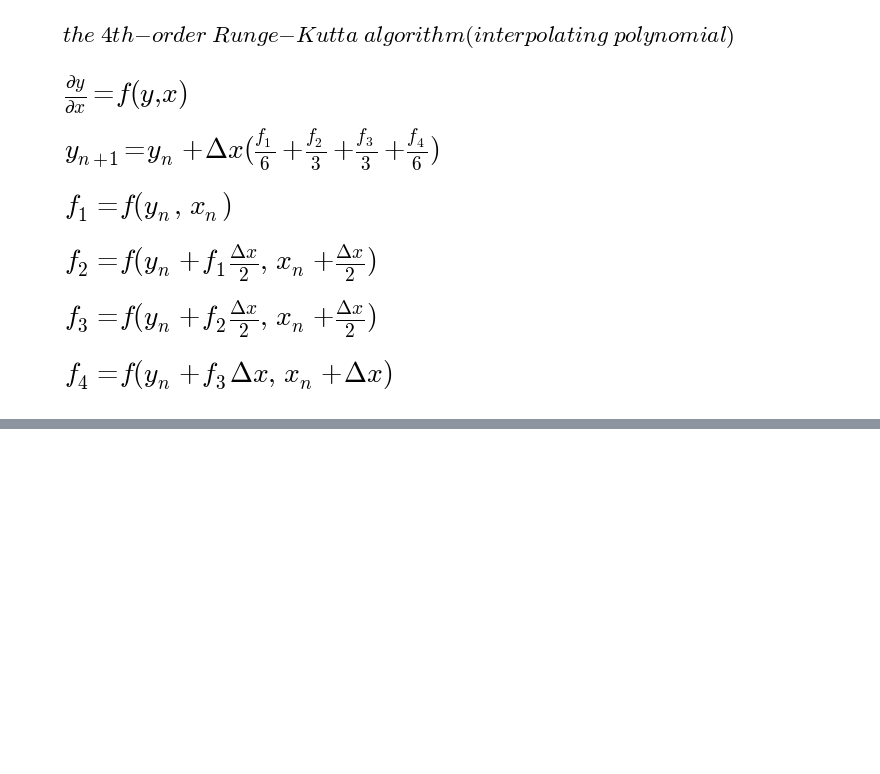
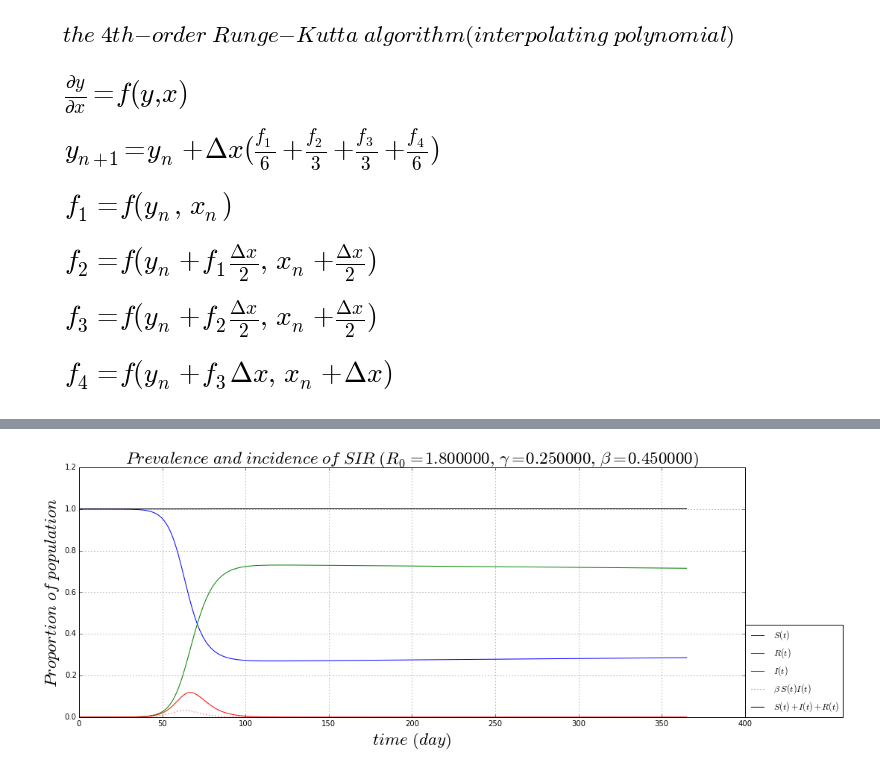
Before and after one commit to alvason/infectious-pulse, a Jupyter notebook: sir/sir.ipynb, the cells around one changed output, grey strips where cells are left out. Saved outputs shown, nothing was run; the diff lists cells and outputs as text; code cells hidden in the pictures; blank space fills up the shorter version.

```diff
--- a/sir/sir.ipynb
+++ b/sir/sir.ipynb
@@ -144,2 +110,71 @@ plt.show()
+# %%
+def AlvaRungeKutta4YZ(dYdx, gridZ, gridY, gridX, dx, xn):
+    zzz = gridZ[xn] ; yyy = gridY[xn]; xxx = gridX[xn]; # keep initial value
+    dydx1 = dYdx(gridZ[xn], gridY[xn], gridX[xn]); gridY[xn] = yyy + dydx1*dx/2; gridX[xn] = xxx + dx/2;
+    dydx2 = dYdx(gridZ[xn], gridY[xn], gridX[xn]); gridY[xn] = yyy + dydx2*dx/2; gridX[xn] = xxx + dx/2;
+    dydx3 = dYdx(gridZ[xn], gridY[xn], gridX[xn]); gridY[xn] = yyy + dydx3*dx; gridX[xn] = xxx + dx;
+    dydx4 = dYdx(gridZ[xn], gridY[xn], gridX[xn]);
+    gridY[xn + 1] = yyy + dx*(dydx1/6 + dydx2/3 + dydx3/3 + dydx4/6);
+    gridZ[xn] = zzz; gridY[xn] = yyy; gridX[xn] = xxx; # restore to initial value
+    return (gridY[xn + 1]);
+
+# setting parameter
+timeUnit = 'day'
+if timeUnit == 'day':
+    day = 1; year = 365;
+elif timeUnit == 'year':
+    year = 1; day = float(1)/365;
+
+totalSIR = float(1); # total population
+inOutRate = float(1)/(30*year) # birth rate per year
+reprodNum = 1.8 # basic reproductive number R0: one infected person will transmit to 1.8 person
+recovRate = float(1)/(4*day) # 4 days per period ==> rate/year = 365/4
+infecRate = reprodNum*recovRate/totalSIR # per year, per person, per total-population
+
+# initial condition
+minT = float(0); maxT = float(1*year);
+totalGPoint_T = int(10**4);
+gridT = np.linspace(minT, maxT, totalGPoint_T);
+dt = (maxT - minT)/totalGPoint_T;
+
+gridS = np.zeros(totalGPoint_T);
+gridI = np.zeros(totalGPoint_T);
+gridR = np.zeros(totalGPoint_T);
+
+gridI[0] = float(1)/10**6;
+gridR[0] = float(0);
+gridS[0] = totalSIR - gridI[0] - gridR[0];
+
+def dSdt(I, S, t):
+    dS_dt = -infecRate*S*I + inOutRate*totalSIR - inOutRate*S;
+    return dS_dt
+def dIdt(S, I, t):
+    dI_dt = +infecRate*S*I - recovRate*I - inOutRate*I;
+    return dI_dt
+def dRdt(I, R, t):
+    dR_dt = +recovRate*I - inOutRate*R;
+    return dR_dt
+
+# Runge Kutta numerical scheme
+for tn in range(totalGPoint_T - 1):
+    AlvaRungeKutta4YZ(dSdt, gridI, gridS, gridT, dt, tn);
+    AlvaRungeKutta4YZ(dIdt, gridS, gridI, gridT, dt, tn);
+    AlvaRungeKutta4YZ(dRdt, gridI, gridR, gridT, dt, tn);
+
+numberingFig = numberingFig + 1;
+plt.figure(numberingFig, figsize = AlvaFigSize)
+plt.plot(gridT, gridS, label = r'$ S(t) $')
+plt.plot(gridT, gridR, label = r'$ R(t) $')
+plt.plot(gridT, gridI, label = r'$ I(t) $')
+plt.plot(gridT, infecRate*gridS*gridI*day, label = r'$ \beta \ S(t)I(t) $', linestyle = 'dotted', color = 'red')
+plt.plot(gridT, gridS + gridI + gridR, label = r'$ S(t)+I(t)+R(t) $', color = 'black')
+plt.grid(True)
+plt.title(r'$ Prevalence \ and \ incidence \ of \ SIR \ (R_0 = %f,\ \gamma = %f,\ \beta = %f) $'%(reprodNum, recovRate, infecRate), fontsize = AlvaFontSize)
+plt.xlabel(r'$time \ (%s)$'%(timeUnit), fontsize = AlvaFontSize);
+plt.ylabel(r'$ Proportion \ of \ population $', fontsize = AlvaFontSize);
+plt.legend(loc = (1,0))
+plt.show()
+# %% [output]
+[figure, added]
 # %%
 # setting parameter
```
Also changed, not shown: parts of 4 cells of this notebook, 1 other file.
